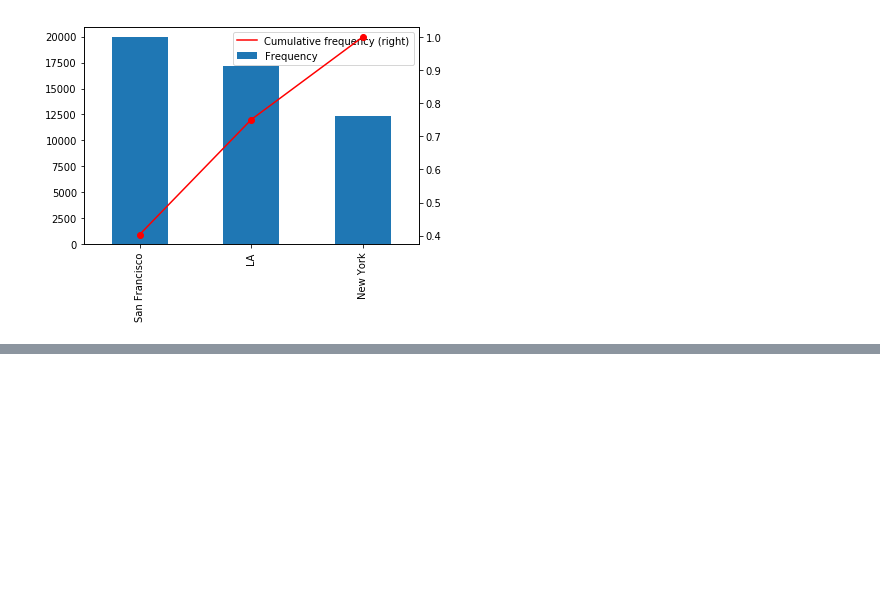
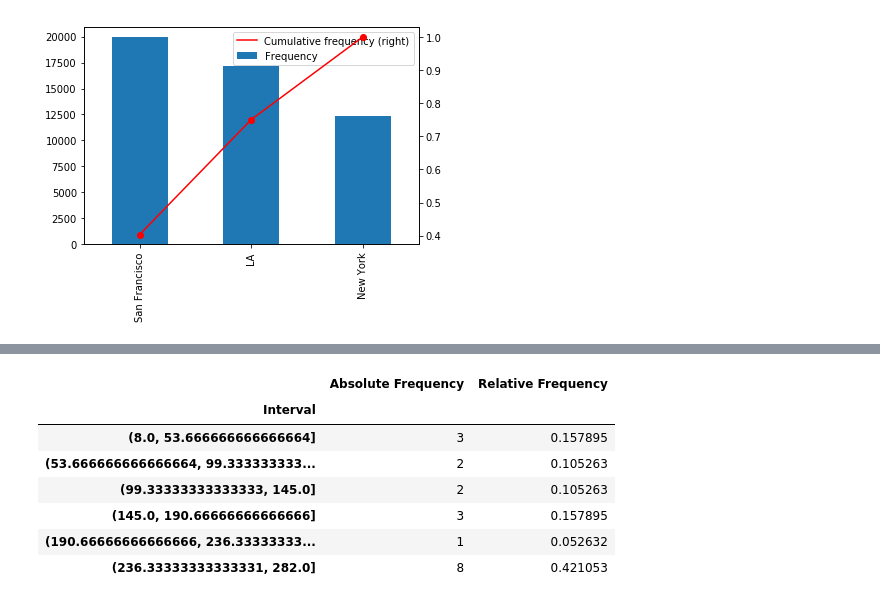
Before and after one commit to vladturlo/Statistics_for_DS_and_BA, a Jupyter notebook: Exercises.ipynb, the cells around one changed output, grey strips where cells are left out. Drawn from its saved outputs; the diff is of its cells as text; code cells hidden in the pictures; blank space fills up the shorter version.

```diff
--- a/Exercises.ipynb
+++ b/Exercises.ipynb
@@ -80,0 +168,8 @@ fdt.plot.bar(ax=ax, y='Frequency')
+# %%
+intervals = pd.interval_range(start = min_value, end = max_value, periods = 6, closed = 'right')
+abs_freq = pd.cut(Dataset, intervals).value_counts(sort = False, normalize = False)
+print(abs_freq)
+rel_freq = pd.cut(Dataset, intervals).value_counts(sort = False, normalize = True)
+print(rel_freq)
+table = [[i,a,r] for i,a,r in zip(intervals,abs_freq.get_values(), rel_freq.get_values())]
+table
@@ -80,0 +201,12 @@ fdt.plot.bar(ax=ax, y='Frequency')
+# %%
+frequency = pd.DataFrame(data = table, columns = ["Interval","Absolute Frequency","Relative Frequency"]).set_index("Interval")
+frequency
+# %% [output]
+|  | Absolute Frequency | Relative Frequency |
+| Interval |  |  |
+| (8.0, 53.666666666666664] | 3 | 0.157895 |
+| (53.666666666666664, 99.333333333... | 2 | 0.105263 |
+| (99.33333333333333, 145.0] | 2 | 0.105263 |
+| (145.0, 190.66666666666666] | 3 | 0.157895 |
+| (190.66666666666666, 236.33333333... | 1 | 0.052632 |
+| (236.33333333333331, 282.0] | 8 | 0.421053 |
```
Also changed, not shown: parts of 15 cells of this notebook.
